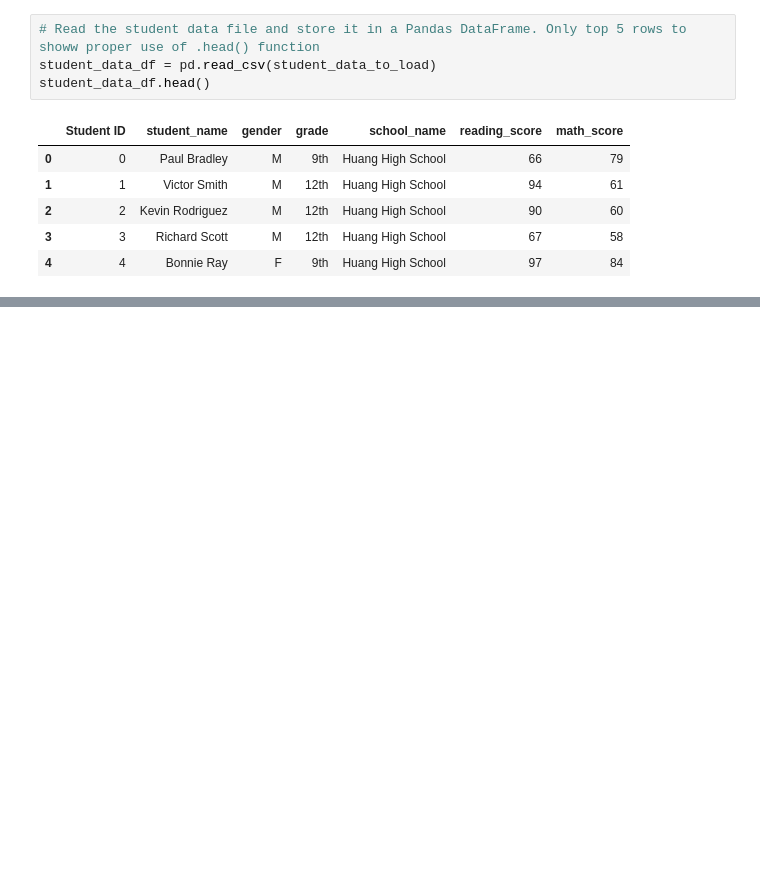
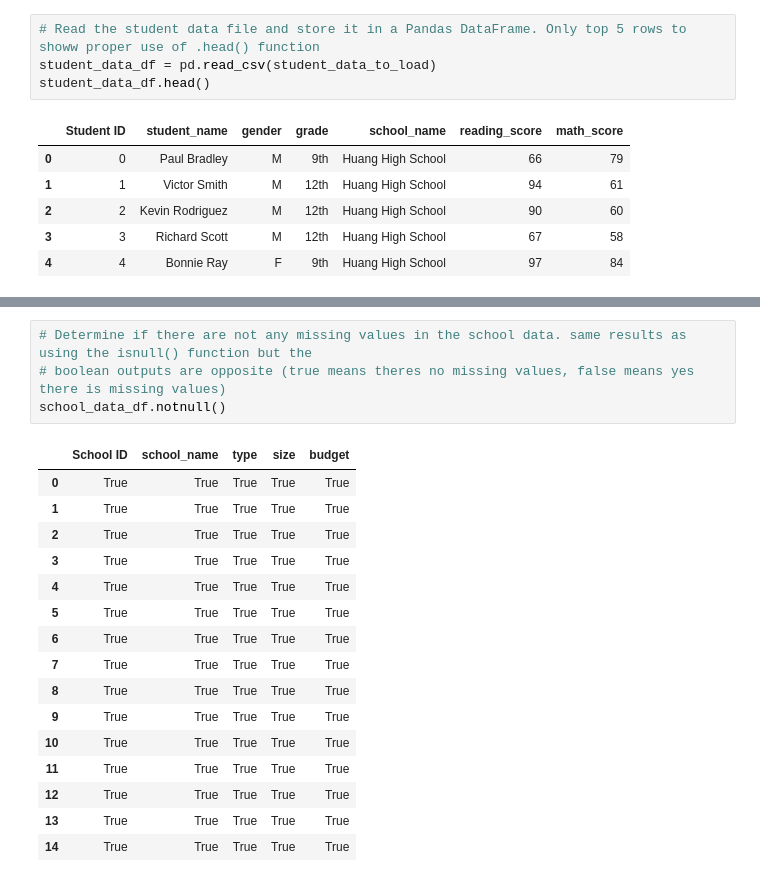
Before and after one commit to ghernandez23/School_District_Analysis, a Jupyter notebook: PyCitySchools.ipynb, the cells around one changed output, grey strips where cells are left out. Cells and saved outputs as stored; diff of their text form; blank space fills up the shorter version.

```diff
--- a/PyCitySchools.ipynb
+++ b/PyCitySchools.ipynb
@@ -39,0 +112,21 @@ student_data_df.head()
+# %%
+# Determine if there are not any missing values in the school data. same results as using the isnull() function but the
+# boolean outputs are opposite (true means theres no missing values, false means yes there is missing values)
+school_data_df.notnull()
+# %% [output]
+|  | School ID | school_name | type | size | budget |
+| 0 | True | True | True | True | True |
+| 1 | True | True | True | True | True |
+| 2 | True | True | True | True | True |
+| 3 | True | True | True | True | True |
+| 4 | True | True | True | True | True |
+| 5 | True | True | True | True | True |
+| 6 | True | True | True | True | True |
+| 7 | True | True | True | True | True |
+| 8 | True | True | True | True | True |
+| 9 | True | True | True | True | True |
+| 10 | True | True | True | True | True |
+| 11 | True | True | True | True | True |
+| 12 | True | True | True | True | True |
+| 13 | True | True | True | True | True |
+| 14 | True | True | True | True | True |
```
Also changed, not shown: parts of 11 cells of this notebook, 4 other files.
